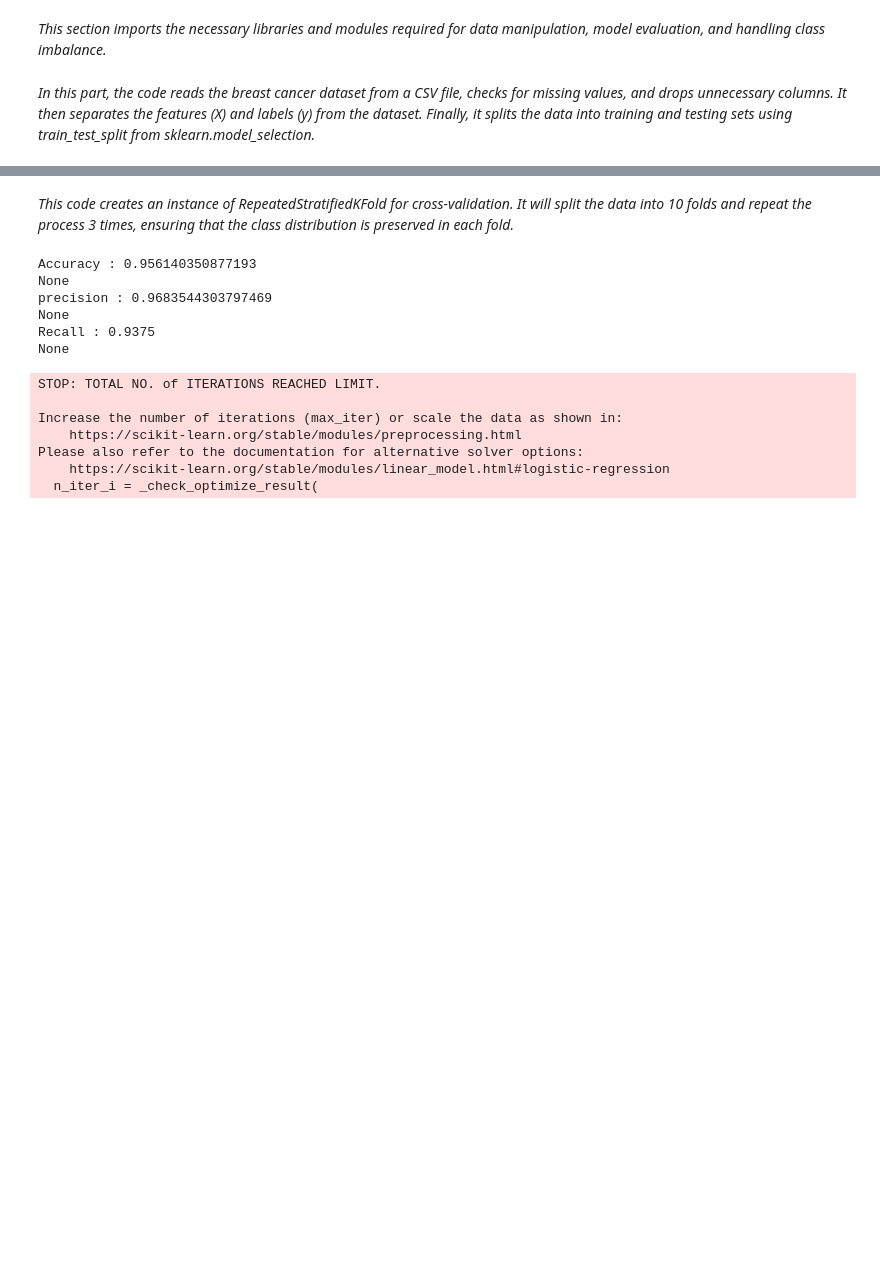
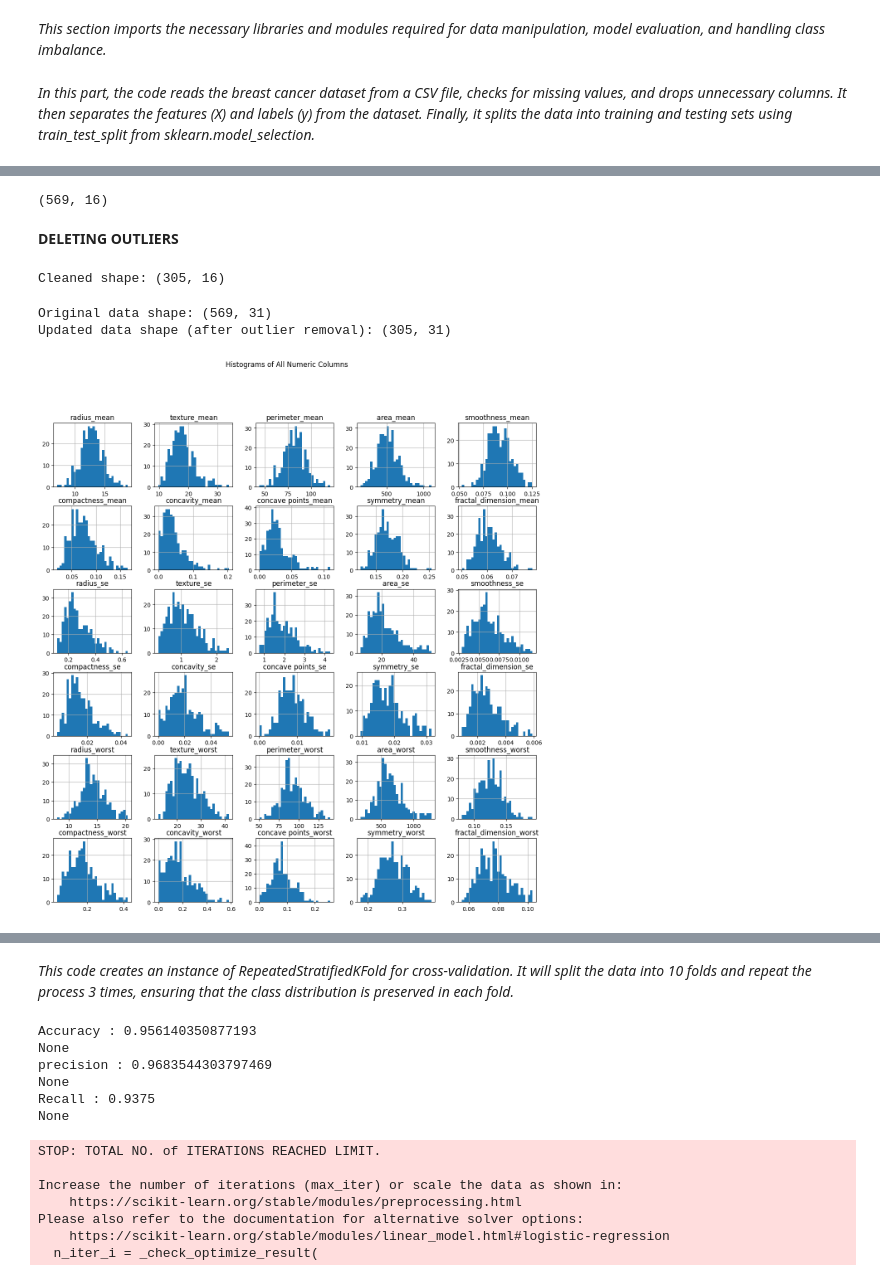
Before and after one commit to PrateekKumar135/BREAST-CANCER-CLASSIFICATION, a Jupyter notebook: ENSEMBLE_WITH_PIPELINE(BREAST_CANCER).ipynb, the cells around one changed output, grey strips where cells are left out. Cells and saved outputs as stored; diff of their text form; code cells hidden in the pictures; blank space fills up the shorter version.

```diff
--- a/ENSEMBLE_WITH_PIPELINE(BREAST_CANCER).ipynb
+++ b/ENSEMBLE_WITH_PIPELINE(BREAST_CANCER).ipynb
@@ -59,0 +194,48 @@ from imblearn.under_sampling import TomekLinks
+# %%
+outlier_data = data[['area_mean','fractal_dimension_mean','radius_se','texture_se',
+                 'perimeter_se','area_se','smoothness_se','compactness_se','concavity_se','concave points_se',
+                 'symmetry_se','fractal_dimension_se','area_worst','compactness_worst','symmetry_worst','fractal_dimension_worst']]
+outlier_data.shape
+# %% [output]
+(569, 16)
+# %% [markdown]
+**DELETING OUTLIERS**
+# %%
+# Create a copy to avoid modifying the original DataFrame
+data_cleaned = outlier_data.copy()
+cols_to_check = outlier_data.columns
+# Remove outliers column-wise using IQR
+for col in cols_to_check:
+    Q1 = data_cleaned[col].quantile(0.25)
+    Q3 = data_cleaned[col].quantile(0.75)
+    IQR = Q3 - Q1
+    lower_bound = Q1 - 1.5 * IQR
+    upper_bound = Q3 + 1.5 * IQR
+
+    # Keep only rows within bounds
+    data_cleaned = data_cleaned[(data_cleaned[col] >= lower_bound) & (data_cleaned[col] <= upper_bound)]
+
+# Result
+# print(f"Original shape: {data.shape}")
+print(f"Cleaned shape: {data_cleaned.shape}")
+# %% [output]
+Cleaned shape: (305, 16)
+# %%
+# Get the indices of the cleaned data (rows without outliers)
+valid_indices = data_cleaned.index
+
+# Filter the original data using those indices
+data_updated = data.loc[valid_indices].reset_index(drop=True)
+
+print(f"Original data shape: {data.shape}")
+print(f"Updated data shape (after outlier removal): {data_updated.shape}")
+# %% [output]
+Original data shape: (569, 31)
+Updated data shape (after outlier removal): (305, 31)
+# %%
+# Histogram for all numeric columns
+data_updated.hist(figsize=(15, 15), bins=30)
+plt.suptitle("Histograms of All Numeric Columns")
+plt.show()
+# %% [output]
+[figure, added]
```
Also changed, not shown: parts of 29 cells of this notebook.
